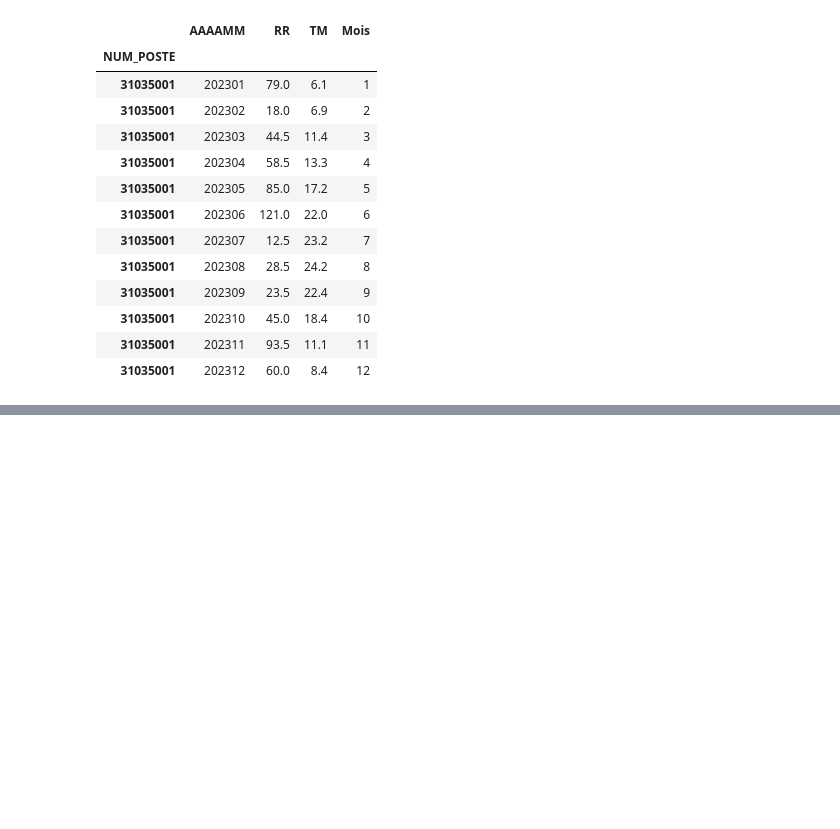
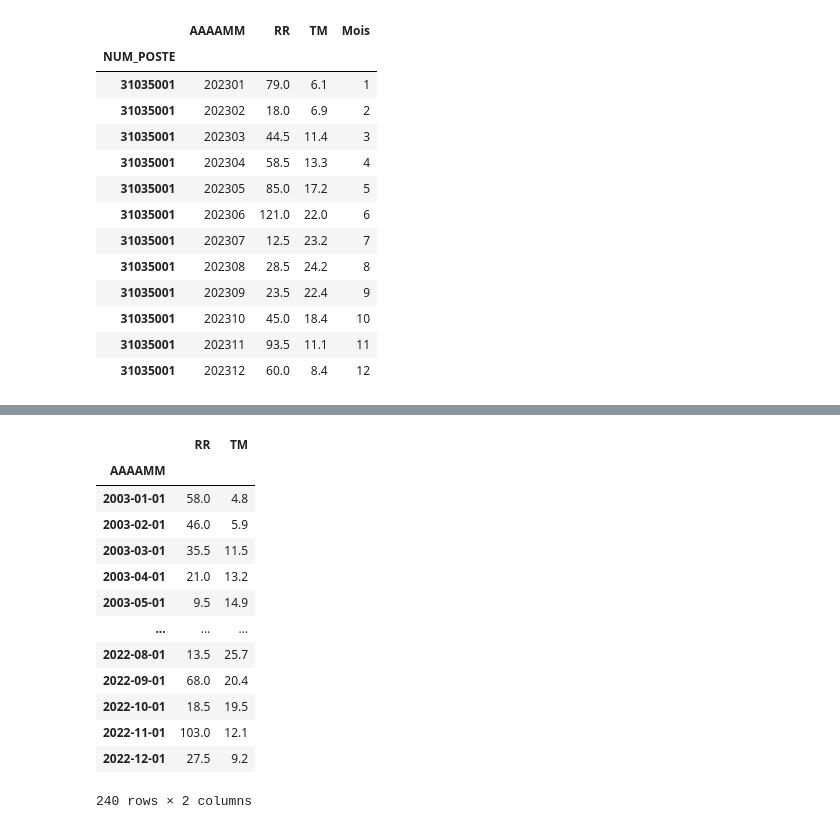
Before and after one commit to GabrielINRAe/Projet_Dataviz, a Jupyter notebook: Diagramme ombro pour station auzeville.ipynb, the cells around one changed output, grey strips where cells are left out. Cells and saved outputs as stored; diff of their text form; code cells hidden in the pictures; blank space fills up the shorter version.

```diff
--- a/Diagramme ombro pour station auzeville.ipynb
+++ b/Diagramme ombro pour station auzeville.ipynb
@@ -83,0 +132,18 @@ plot
+# %%
+dt_after_2003 = data_1950_auz.loc['2003':]    # Filtrer les données à partir de 2003
+dt_after_2003
+# %% [output]
+|  | RR | TM |
+| AAAAMM |  |  |
+| 2003-01-01 | 58.0 | 4.8 |
+| 2003-02-01 | 46.0 | 5.9 |
+| 2003-03-01 | 35.5 | 11.5 |
+| 2003-04-01 | 21.0 | 13.2 |
+| 2003-05-01 | 9.5 | 14.9 |
+| ... | ... | ... |
+| 2022-08-01 | 13.5 | 25.7 |
+| 2022-09-01 | 68.0 | 20.4 |
+| 2022-10-01 | 18.5 | 19.5 |
+| 2022-11-01 | 103.0 | 12.1 |
+| 2022-12-01 | 27.5 | 9.2 |
+240 rows × 2 columns
```
Also changed, not shown: parts of 9 cells of this notebook.
